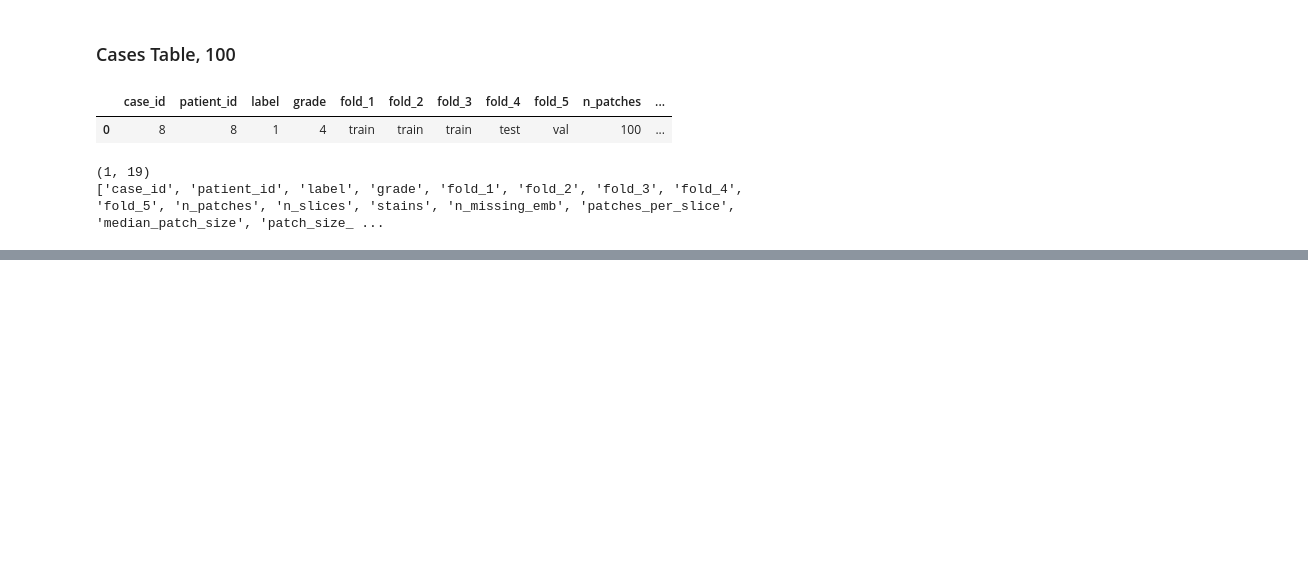
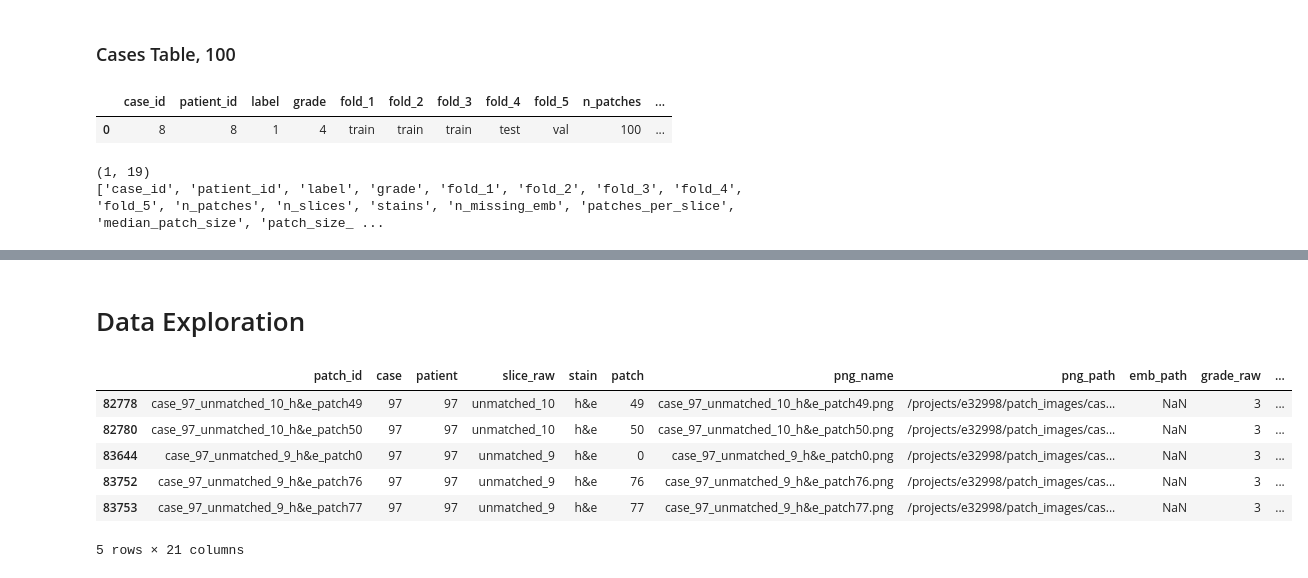
Before and after one commit to arvindkrishna87/Team1_FullStack, a Jupyter notebook: Presentation3/Code1_PatchFeatures_20Nov_Grace/ViewingTables.ipynb, the cells around one changed output, grey strips where cells are left out. Cells and saved outputs as stored; diff of their text form; code cells hidden in the pictures; blank space fills up the shorter version.

```diff
--- a/Presentation3/Code1_PatchFeatures_20Nov_Grace/ViewingTables.ipynb
+++ b/Presentation3/Code1_PatchFeatures_20Nov_Grace/ViewingTables.ipynb
@@ -73,0 +78,3 @@ print(cases.columns.tolist())
+# %%
+patches = pd.read_parquet("patches_with_features_100.parquet")
+patches.head(5)
@@ -73,0 +113,12 @@ print(cases.columns.tolist())
+# %% [markdown]
+# Data Exploration
+# %%
+patches[patches["emb_path"].isna()].tail(5)
+# %% [output]
+|  | patch_id | case | patient | slice_raw | stain | patch | png_name | png_path | emb_path | grade_raw | ... |
+| 82778 | case_97_unmatched_10_h&e_patch49 | 97 | 97 | unmatched_10 | h&e | 49 | case_97_unmatched_10_h&e_patch49.png | /projects/e32998/patch_images/cas... | NaN | 3 | ... |
+| 82780 | case_97_unmatched_10_h&e_patch50 | 97 | 97 | unmatched_10 | h&e | 50 | case_97_unmatched_10_h&e_patch50.png | /projects/e32998/patch_images/cas... | NaN | 3 | ... |
+| 83644 | case_97_unmatched_9_h&e_patch0 | 97 | 97 | unmatched_9 | h&e | 0 | case_97_unmatched_9_h&e_patch0.png | /projects/e32998/patch_images/cas... | NaN | 3 | ... |
+| 83752 | case_97_unmatched_9_h&e_patch76 | 97 | 97 | unmatched_9 | h&e | 76 | case_97_unmatched_9_h&e_patch76.png | /projects/e32998/patch_images/cas... | NaN | 3 | ... |
+| 83753 | case_97_unmatched_9_h&e_patch77 | 97 | 97 | unmatched_9 | h&e | 77 | case_97_unmatched_9_h&e_patch77.png | /projects/e32998/patch_images/cas... | NaN | 3 | ... |
+5 rows × 21 columns
```
Also changed, not shown: parts of 7 cells of this notebook, 4 other files.
